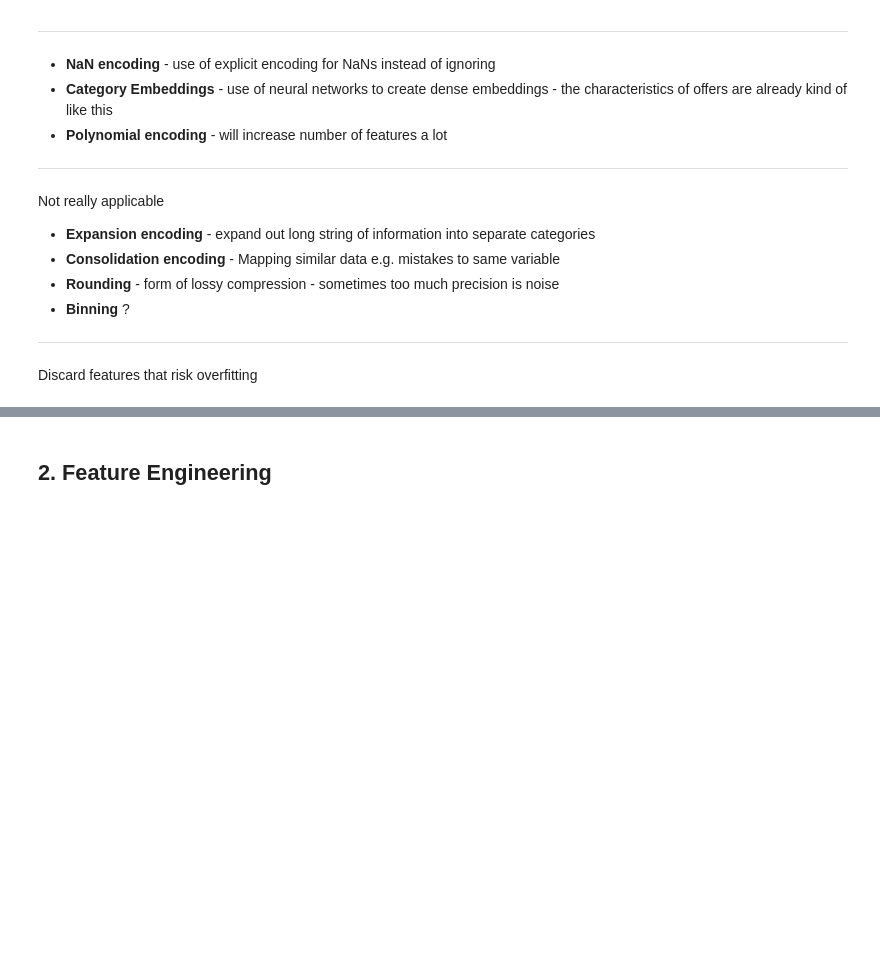
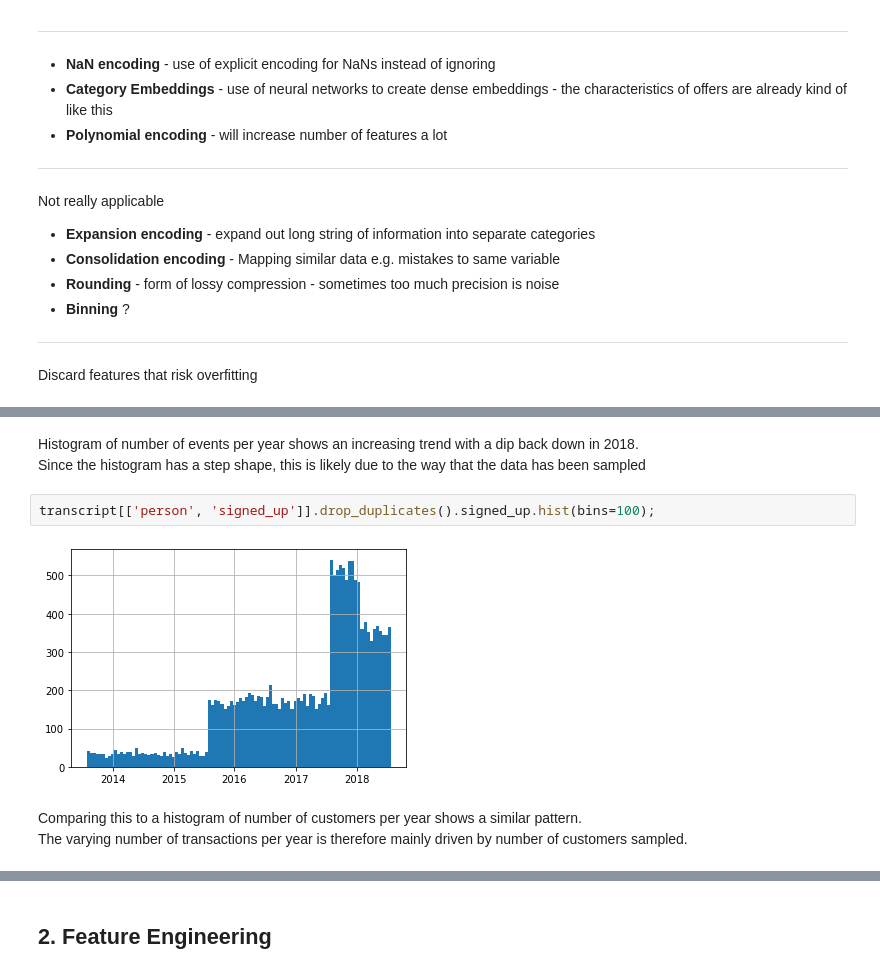
Before and after one commit to GarethEgerton/Starbucks_Udacity, a Jupyter notebook: notebooks/exploratory/2. Feature_engineering.ipynb, the cells around one changed output, grey strips where cells are left out. Saved outputs shown, nothing was run; the diff lists cells and outputs as text; blank space fills up the shorter version.

```diff
--- a/notebooks/exploratory/2. Feature_engineering.ipynb
+++ b/notebooks/exploratory/2. Feature_engineering.ipynb
@@ -109,0 +208,9 @@ Discard features that risk overfitting
+# %% [markdown]
+Histogram of number of events per year shows an increasing trend with a dip back down in 2018.<br>
+Since the histogram has a step shape, this is likely due to the way that the data has been sampled
+# %%
+transcript[['person', 'signed_up']].drop_duplicates().signed_up.hist(bins=100);
+# %% [output]
+[figure, added]
+# %% [markdown]
+Comparing this to a histogram of number of customers per year shows a similar pattern. <br> The varying number of transactions per year is therefore mainly driven by number of customers sampled.
```
Also changed, not shown: parts of 119 cells of this notebook, 32 other files.
